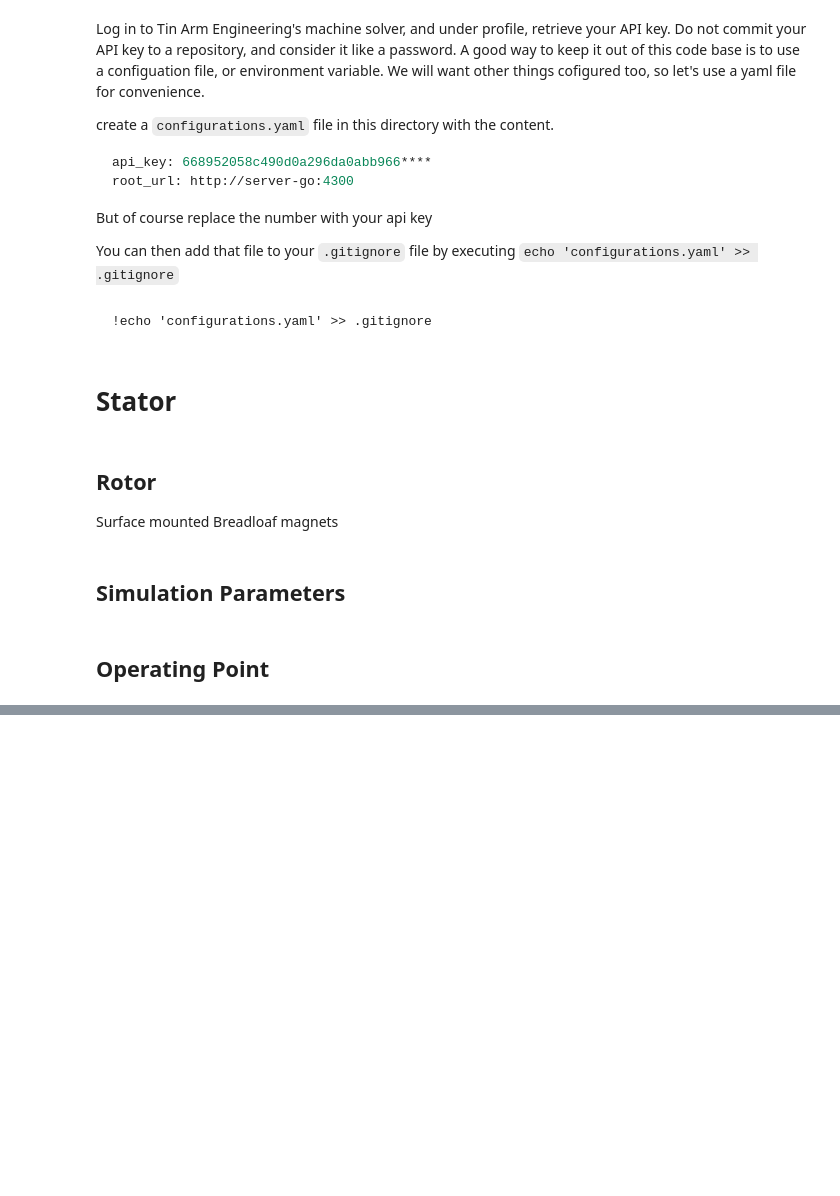
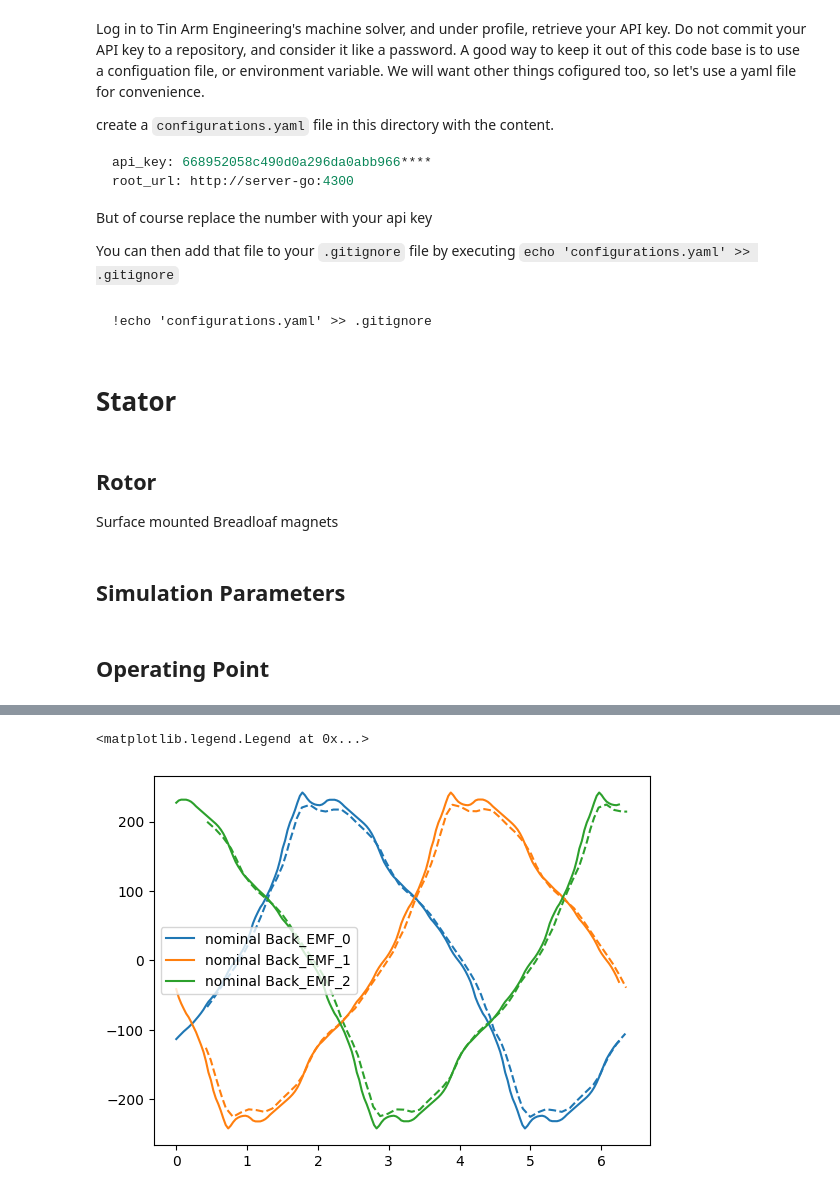
Before and after one commit to TinArmEngineering/tinarm, a Jupyter notebook: examples/Example_1.ipynb, the cells around one changed output, grey strips where cells are left out. Cells and saved outputs as stored; diff of their text form; code cells hidden in the pictures; blank space fills up the shorter version.

```diff
--- a/examples/Example_1.ipynb
+++ b/examples/Example_1.ipynb
@@ -412,0 +409,3 @@ ax.plot(m1_df['Angles electrical'].pint.to("radians"), m1_df['Phase C'], label='
+# %%
+df_m1_phvol = pd.read_csv("m1_phase_voltage_nominal.csv",  header=[0, 1])
+df_m1_phvol.head()
@@ -412,0 +420,14 @@ ax.plot(m1_df['Angles electrical'].pint.to("radians"), m1_df['Phase C'], label='
+# %%
+from numpy import pi
+fig = plt.figure()
+ax = fig.add_subplot(111)
+l1, =ax.plot(df_m1_phvol["Va"]["X"]*pi*5/180, -df_m1_phvol["Va"]["Y"],linestyle='--')
+l2, =ax.plot(df_m1_phvol["Vb"]["X"]*pi*5/180, -df_m1_phvol["Vb"]["Y"],linestyle='--')
+l3, =ax.plot(df_m1_phvol["Vc"]["X"]*pi*5/180, -df_m1_phvol["Vc"]["Y"],linestyle='--')
+ax.plot(j2_df['angles'], j2_df['Back_EMF_0'], label='nominal Back_EMF_0', color=l1.get_color())
+ax.plot(j2_df['angles'], j2_df['Back_EMF_1'], label='nominal Back_EMF_1', color=l2.get_color())
+ax.plot(j2_df['angles'], j2_df['Back_EMF_2'], label='nominal Back_EMF_2', color=l3.get_color())
+ax.legend()
+# %% [output]
+<matplotlib.legend.Legend at 0x...>
+[figure, added]
```
Also changed, not shown: parts of 18 cells of this notebook.
